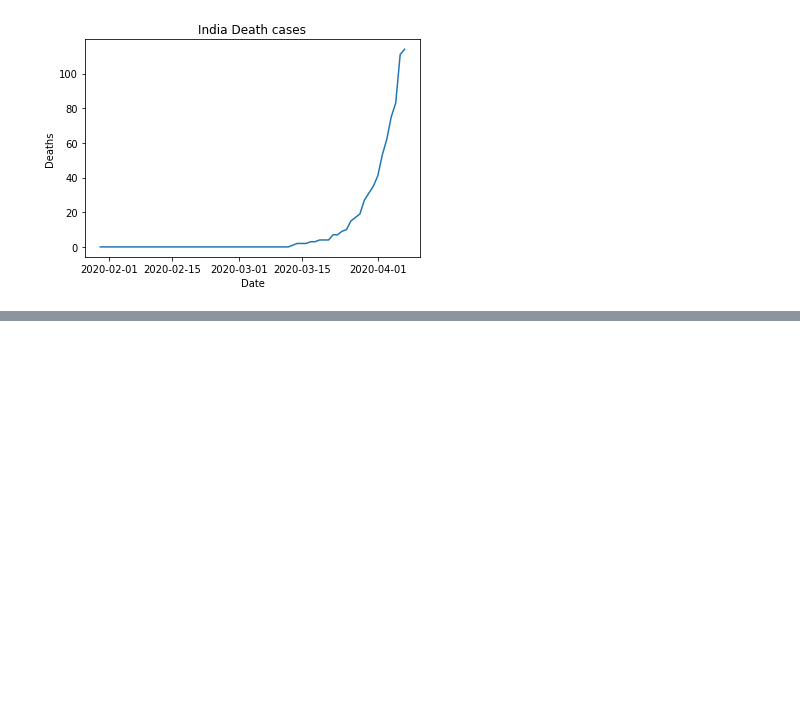
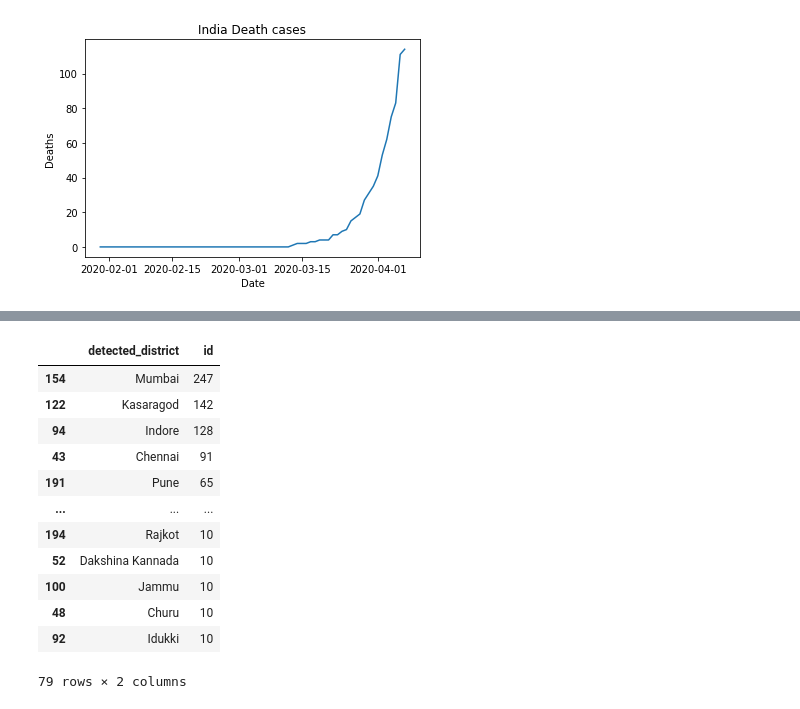
Before and after one commit to Kamesh-K/CH5019-Project, a Jupyter notebook: Question_3/Question_3.ipynb, the cells around one changed output, grey strips where cells are left out. Saved outputs shown, nothing was run; the diff lists cells and outputs as text; code cells hidden in the pictures; blank space fills up the shorter version.

Commit message:
Adding Hotspot cities

```diff
--- a/Question_3/Question_3.ipynb
+++ b/Question_3/Question_3.ipynb
@@ -96,0 +115,19 @@ fig.update_layout(plot_bgcolor='rgb(275, 270, 273)',width=700, height=600)
+# %%
+DistrictWise = IndividualDetails.groupby('detected_district')['id'].count().reset_index()
+HotSpotCities = DistrictWise[DistrictWise['id']>=10].sort_values('id',ascending=False)
+# %%
+HotSpotCities
+# %% [output]
+|  | detected_district | id |
+| 154 | Mumbai | 247 |
+| 122 | Kasaragod | 142 |
+| 94 | Indore | 128 |
+| 43 | Chennai | 91 |
+| 191 | Pune | 65 |
+| ... | ... | ... |
+| 194 | Rajkot | 10 |
+| 52 | Dakshina Kannada | 10 |
+| 100 | Jammu | 10 |
+| 48 | Churu | 10 |
+| 92 | Idukki | 10 |
+79 rows × 2 columns
```
Also changed, not shown: parts of 3 cells of this notebook.
